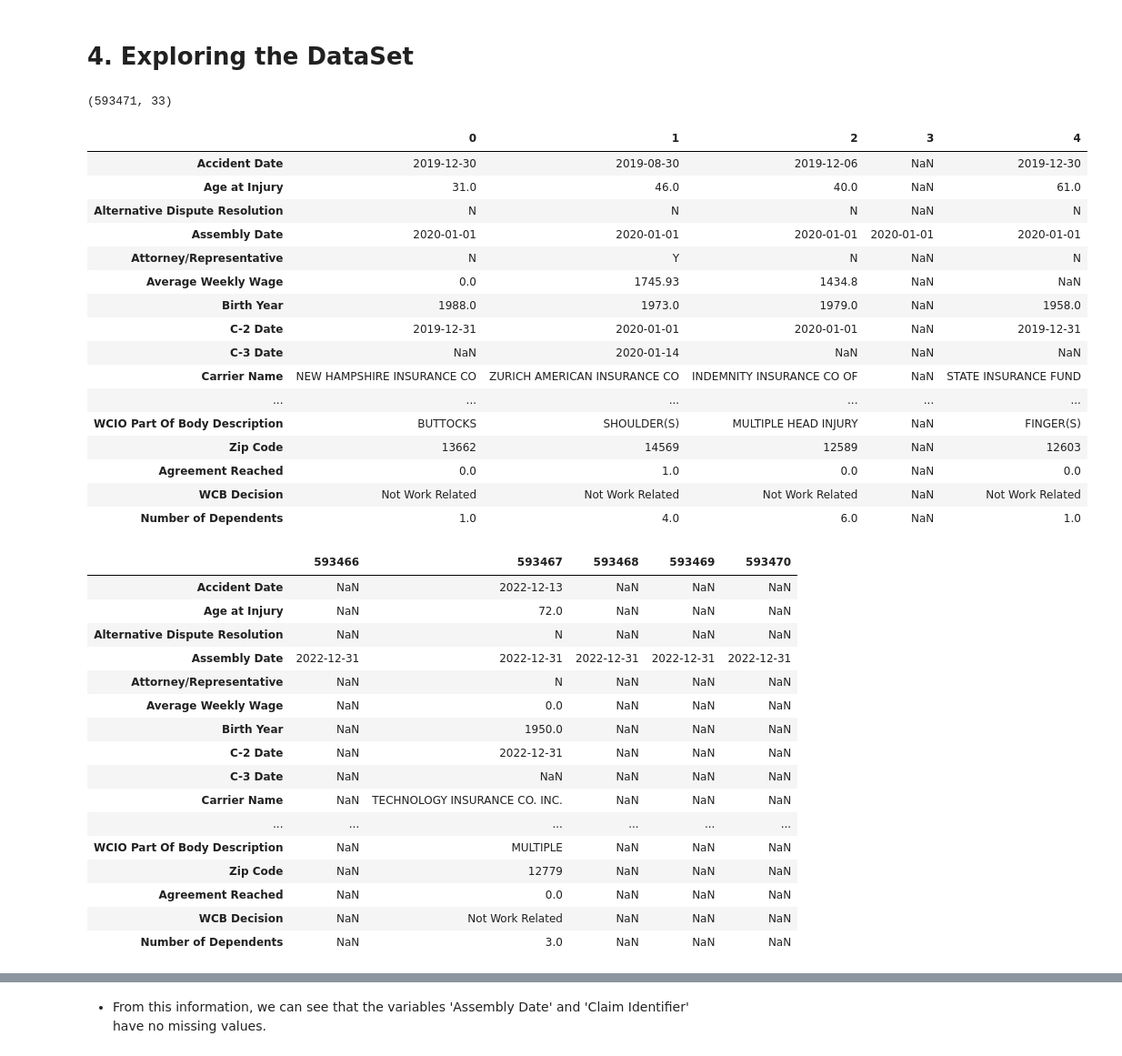
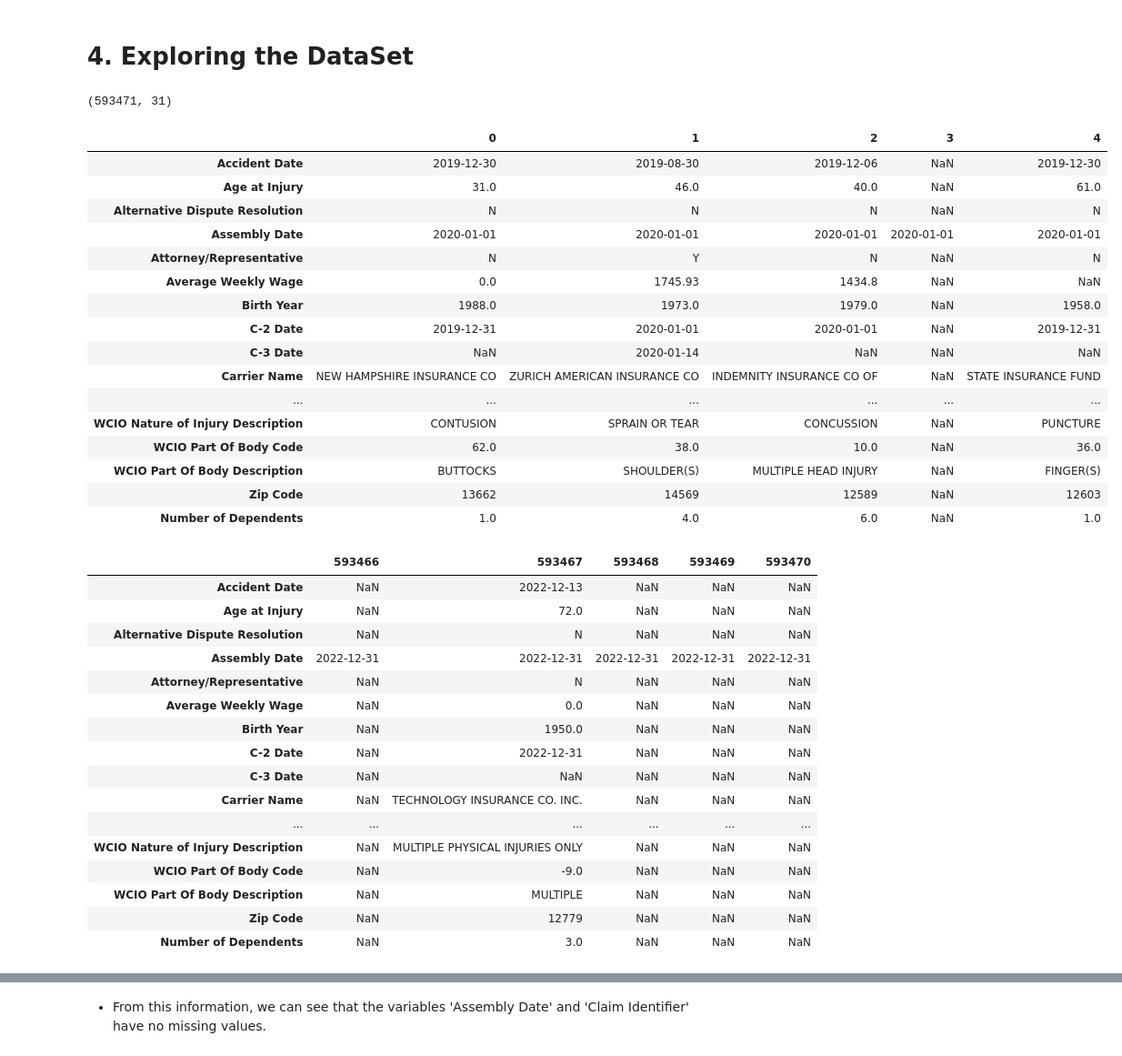
Before and after one commit to mgalao/machine-learning-project, a Jupyter notebook: project/Homework_Group38.ipynb, the cells around one changed output, grey strips where cells are left out. Shown at 91% size. Cells and saved outputs as stored; diff of their text form; code cells hidden in the pictures.

```diff
--- a/project/Homework_Group38.ipynb
+++ b/project/Homework_Group38.ipynb
@@ -60,5 +62,5 @@ from dateutil import relativedelta
 # %% [markdown]
 # 2. Import the DataSet <a class="anchor" id="import_the_dataset"></a>
 # %%
-df_train = pd.read_csv('../data/train_data.csv', sep=',')
+df = pd.read_csv('../data/train_data.csv', sep=',')
 # %%
@@ -119,3 +123,5 @@ print(column_check)
+# %%
+df.drop(columns=["Agreement Reached", "WCB Decision"], inplace=True)
 # %% [markdown]
 # 3. Description of the Dataset’s Structure <a class="anchor" id="dataset_structure"></a>
 # %% [markdown]
@@ -185,31 +191,31 @@ print(column_check)
 # %% [markdown]
 # 4. Exploring the DataSet <a class="anchor" id="exploration"></a>
 # %%
-df_train.shape
+df.shape
 # %% [output]
-(593471, 33)
+(593471, 31)
 # %%
-df_train.head().T
+df.head().T
 # %% [output]
 |  | 0 | 1 | 2 | 3 | 4 |
 | Accident Date | 2019-12-30 | 2019-08-30 | 2019-12-06 | NaN | 2019-12-30 |
 | Age at Injury | 31.0 | 46.0 | 40.0 | NaN | 61.0 |
 | Alternative Dispute Resolution | N | N | N | NaN | N |
 | Assembly Date | 2020-01-01 | 2020-01-01 | 2020-01-01 | 2020-01-01 | 2020-01-01 |
 | Attorney/Representative | N | Y | N | NaN | N |
 | Average Weekly Wage | 0.0 | 1745.93 | 1434.8 | NaN | NaN |
 | Birth Year | 1988.0 | 1973.0 | 1979.0 | NaN | 1958.0 |
 | C-2 Date | 2019-12-31 | 2020-01-01 | 2020-01-01 | NaN | 2019-12-31 |
 | C-3 Date | NaN | 2020-01-14 | NaN | NaN | NaN |
 | Carrier Name | NEW HAMPSHIRE INSURANCE CO | ZURICH AMERICAN INSURANCE CO | INDEMNITY INSURANCE CO OF | NaN | STATE INSURANCE FUND |
 | ... | ... | ... | ... | ... | ... |
+| WCIO Nature of Injury Description | CONTUSION | SPRAIN OR TEAR | CONCUSSION | NaN | PUNCTURE |
+| WCIO Part Of Body Code | 62.0 | 38.0 | 10.0 | NaN | 36.0 |
 | WCIO Part Of Body Description | BUTTOCKS | SHOULDER(S) | MULTIPLE HEAD INJURY | NaN | FINGER(S) |
 | Zip Code | 13662 | 14569 | 12589 | NaN | 12603 |
-| Agreement Reached | 0.0 | 1.0 | 0.0 | NaN | 0.0 |
-| WCB Decision | Not Work Related | Not Work Related | Not Work Related | NaN | Not Work Related |
 | Number of Dependents | 1.0 | 4.0 | 6.0 | NaN | 1.0 |
 # %%
-df_train.tail().T
+df.tail().T
 # %% [output]
 |  | 593466 | 593467 | 593468 | 593469 | 593470 |
 | Accident Date | NaN | 2022-12-13 | NaN | NaN | NaN |
@@ -223,10 +229,10 @@ df_train.tail().T
 | C-3 Date | NaN | NaN | NaN | NaN | NaN |
 | Carrier Name | NaN | TECHNOLOGY INSURANCE CO. INC. | NaN | NaN | NaN |
 | ... | ... | ... | ... | ... | ... |
+| WCIO Nature of Injury Description | NaN | MULTIPLE PHYSICAL INJURIES ONLY | NaN | NaN | NaN |
+| WCIO Part Of Body Code | NaN | -9.0 | NaN | NaN | NaN |
 | WCIO Part Of Body Description | NaN | MULTIPLE | NaN | NaN | NaN |
 | Zip Code | NaN | 12779 | NaN | NaN | NaN |
-| Agreement Reached | NaN | 0.0 | NaN | NaN | NaN |
-| WCB Decision | NaN | Not Work Related | NaN | NaN | NaN |
 | Number of Dependents | NaN | 3.0 | NaN | NaN | NaN |
 # %%
 #checking the data types of the variables of the training dataset and if there are any missing values
```
Also changed, not shown: parts of 182 cells of this notebook.
